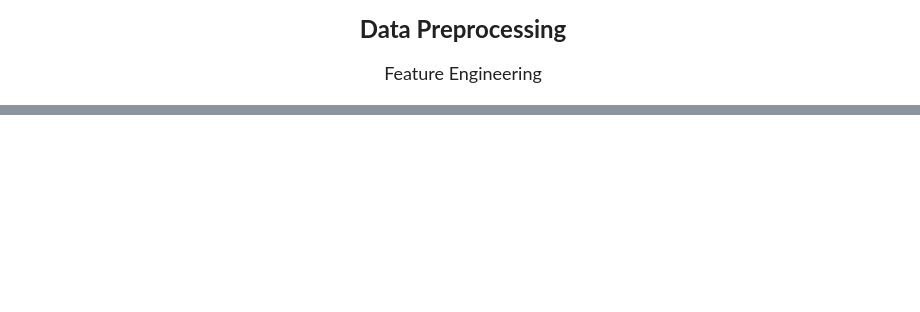
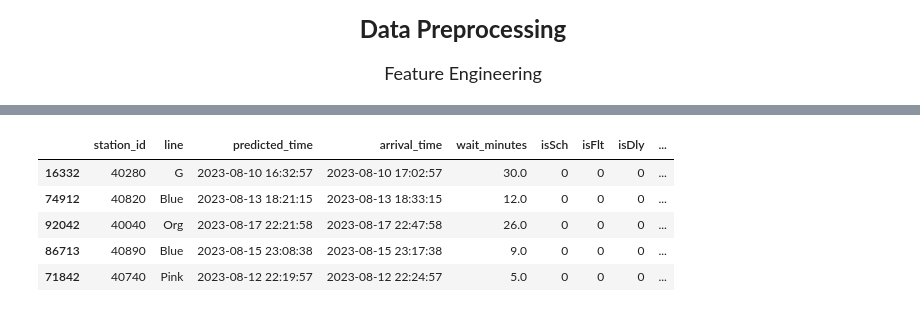
Before and after one commit to simonhui1/CTA-TimeGuard, a Jupyter notebook: index_organized.ipynb, the cells around one changed output, grey strips where cells are left out. Drawn from its saved outputs; the diff is of its cells as text; code cells hidden in the pictures; blank space fills up the shorter version.

```diff
--- a/index_organized.ipynb
+++ b/index_organized.ipynb
@@ -209,0 +217,28 @@ plt.show()
+# %%
+# Convert 'predicted_time' and 'arrival_time' columns to datetime
+df['predicted_time'] = pd.to_datetime(df['predicted_time'])
+df['arrival_time'] = pd.to_datetime(df['arrival_time'])
+
+# Calculate the difference between 'arrival_time' and 'predicted_time' in minutes
+df['wait_minutes'] = (df['arrival_time'] - df['predicted_time']).dt.total_seconds() / 60
+
+# Get the list of column names from the DataFrame
+column_names = df.columns.tolist()
+
+# Find the index of 'arrival_time'
+arrival_time_index = column_names.index('arrival_time')
+
+# Move 'wait_minutes' right after 'arrival_time'
+column_names.insert(arrival_time_index + 1, column_names.pop(column_names.index('wait_minutes')))
+
+# Reorder the DataFrame columns
+df = df[column_names]
+
+df.sample(n = 5)
+# %% [output]
+|  | station_id | line | predicted_time | arrival_time | wait_minutes | isSch | isFlt | isDly | ... |
+| 16332 | 40280 | G | 2023-08-10 16:32:57 | 2023-08-10 17:02:57 | 30.0 | 0 | 0 | 0 | ... |
+| 74912 | 40820 | Blue | 2023-08-13 18:21:15 | 2023-08-13 18:33:15 | 12.0 | 0 | 0 | 0 | ... |
+| 92042 | 40040 | Org | 2023-08-17 22:21:58 | 2023-08-17 22:47:58 | 26.0 | 0 | 0 | 0 | ... |
+| 86713 | 40890 | Blue | 2023-08-15 23:08:38 | 2023-08-15 23:17:38 | 9.0 | 0 | 0 | 0 | ... |
+| 71842 | 40740 | Pink | 2023-08-12 22:19:57 | 2023-08-12 22:24:57 | 5.0 | 0 | 0 | 0 | ... |
```
Also changed, not shown: parts of 16 cells of this notebook.
